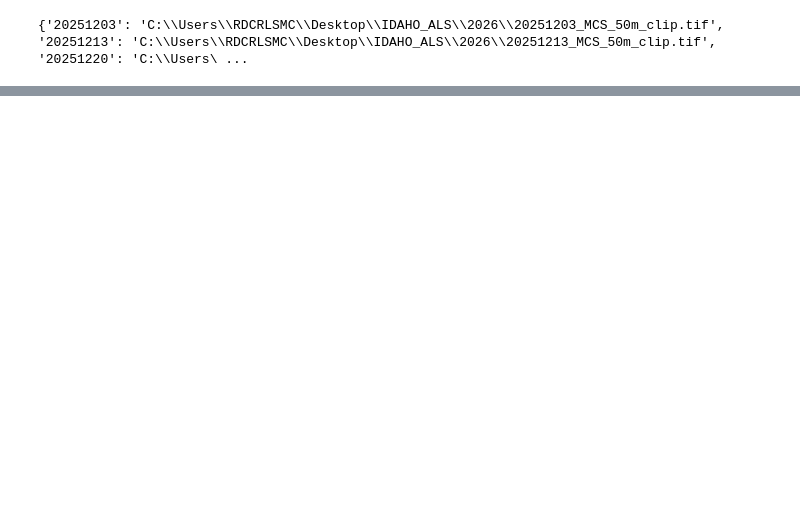
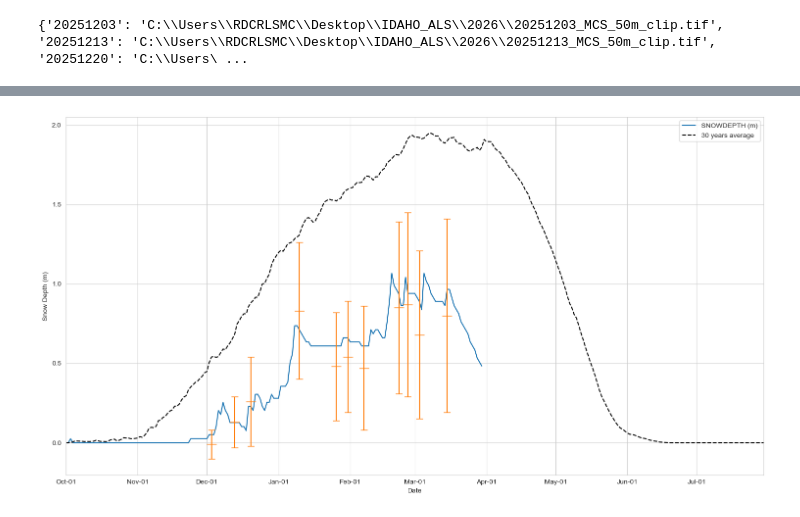
Before and after one commit to naniciafone/crrel, a Jupyter notebook: NIVAL_figs.ipynb, the cells around one changed output, grey strips where cells are left out. Saved outputs shown, nothing was run; the diff lists cells and outputs as text; code cells hidden in the pictures; blank space fills up the shorter version.

```diff
--- a/NIVAL_figs.ipynb
+++ b/NIVAL_figs.ipynb
@@ -88,11 +167,10 @@ plt.show()
 # %%
-from metloom.pointdata import SnotelPointData
-
 
 snotel_point = SnotelPointData("637:ID:SNTL", "MCS") # define the snotel ID
 
 # get the daily data for the snotel site for the specified date range and variables
-WY26 = snotel_point.get_daily_data(
-    datetime(2025, 10, 1), datetime(2026, 1, 30),
-    [snotel_point.ALLOWED_VARIABLES.SNOWDEPTH]
-)
+WY26 = snotel_point.get_daily_data(datetime(2025, 10, 1), datetime(2026, 3, 30),
+                                    [snotel_point.ALLOWED_VARIABLES.SNOWDEPTH]).reset_index(level = [1])
+WY26['SNOWDEPTH (m)'] = WY26['SNOWDEPTH'] * 0.0254
+WY26['Date (MM-DD)'] = WY26.index.strftime('%m-%d') #add a new column (Date (MM-DD)) to the dataframe
+WY26.index = WY26.index.strftime('%Y-%m-%d')
@@ -134 +194,7 @@ df
+# %%
+df = pd.DataFrame(raster_dict.items(), columns=['Filename', 'Filepath'])
+df['Date'] = pd.to_datetime(df['Filename'], format='%Y%m%d')
+df['Date'] = df['Date'].dt.strftime('%Y-%m-%d')
+df.set_index('Date', inplace=True)
+df = pd.concat([df, WY26], axis=1, join='inner')
 # %%
@@ -334,0 +229,65 @@ def snotel_lidar_compare(stationID, sd_list = [], start_year = 2020, end_year =
+# %%
+fig, ax = plt.subplots(figsize=(15, 8))
+ax.plot(WY26['Date (MM-DD)'], WY26['SNOWDEPTH (m)'], label='SNOWDEPTH (m)')
+ax.errorbar(x= df['Date (MM-DD)'], y=df['LiDAR Mean (m)'], yerr=df['LiDAR Std (m)'], linestyle='none', marker='_', markersize =  15, capsize=5)
+
+data_DDD = snotel_point.get_daily_data(datetime(1993, 10, 1), datetime(2026, 3, 30),
+                                       [snotel_point.ALLOWED_VARIABLES.SNOWDEPTH]).reset_index(level = [1])
+data_DDD['SNOWDEPTH (m)'] = data_DDD['SNOWDEPTH'] * 0.0254 #convert to meters
+data_DDD.reset_index(inplace=True)
+data_DDD['datetime'] = pd.to_datetime(data_DDD['datetime'])
+data_DDD['day_of_year'] = data_DDD['datetime'].dt.dayofyear #add a new column (day_of_year) to the dataframe
+data_DDD['year'] = data_DDD['datetime'].dt.year #add a new column (year) to the dataframe
+daily_avg_snowdepth = data_DDD.groupby('day_of_year')['SNOWDEPTH (m)'].mean() #calculate the daily average snowdepth
+daily_avg_snowdepth = daily_avg_snowdepth.reset_index() #reset the index
+daily_avg_snowdepth['MM-DD'] = pd.to_datetime(daily_avg_snowdepth['day_of_year'], format='%j').dt.strftime('%m-%d') #add a new column (MM-DD) to the dataframe
+daily_avg_snowdepth.set_index('MM-DD', inplace=True) #set the index to the YYYY-MM-DD column
+#remove the last two rows (There is repetition of 01:01)
+daily_avg_snowdepth = daily_avg_snowdepth[:-2]
+#break the dataframe to two. Onw with records starting from 10-01 to 12-31 and the other from 01-01 to 09-30. Then combine them
+daily_avg_snowdepth1 = daily_avg_snowdepth['10-01':'12-31']
+daily_avg_snowdepth2 = daily_avg_snowdepth['01-01':'09-30']
+daily_avg_snowdepth = pd.concat([daily_avg_snowdepth1, daily_avg_snowdepth2])
+ax.plot(daily_avg_snowdepth.index, daily_avg_snowdepth['SNOWDEPTH (m)'], label='30 years average', linestyle='dashed', color='black')
+
+    # Create major ticks for the first day of each month and minor ticks for the middle (day 15) of each month
+major_ticks = daily_avg_snowdepth.reset_index()['MM-DD'][daily_avg_snowdepth.reset_index()['MM-DD'].str.endswith('-01')]
+minor_ticks = daily_avg_snowdepth.reset_index()['MM-DD'][daily_avg_snowdepth.reset_index()['MM-DD'].str.endswith('-15')]
+# Define a dictionary to map month numbers to their abbreviated names
+month_map = {
+    '10': 'Oct',
+    '11': 'Nov',
+    '12': 'Dec',
+    '01': 'Jan',
+    '02': 'Feb',
+    '03': 'Mar',
+    '04': 'Apr',
+    '05': 'May',
+    '06': 'Jun',
+    '07': 'Jul',
+    '08': 'Aug',
+    '09': 'Sep'
+}
+
+# Create a new label format for the x-axis
+new_labels = [month_map[date.split('-')[0]] + '-' + date.split('-')[1] for date in major_ticks]
+
+# Set the major and minor ticks for the x-axis
+plt.xticks(ticks = major_ticks, labels = new_labels)
+plt.gca().set_xticks(minor_ticks, minor=True)
+
+# # Display grid for both major and minor ticks
+# plt.grid(which='both')
+# plt.grid(which='both', alpha=0.2)
+
+#set the xlimt
+ax.set_xlim('10-01', '07-30')
+# Add a legend
+ax.legend()
+#set axis label
+ax.set_ylabel('Snow Depth (m)')
+ax.set_xlabel('Date')
+plt.tight_layout()
+plt.show()
+# %% [output]
+[figure, added]
```
Also changed, not shown: parts of 15 cells of this notebook, 2 other files.
